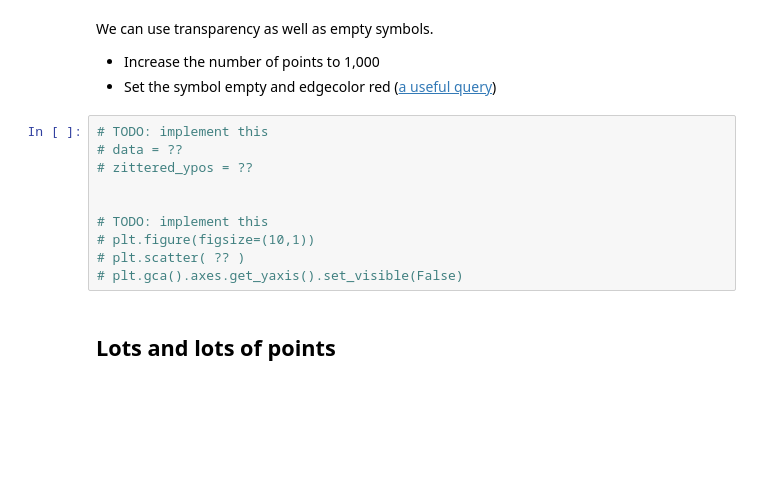
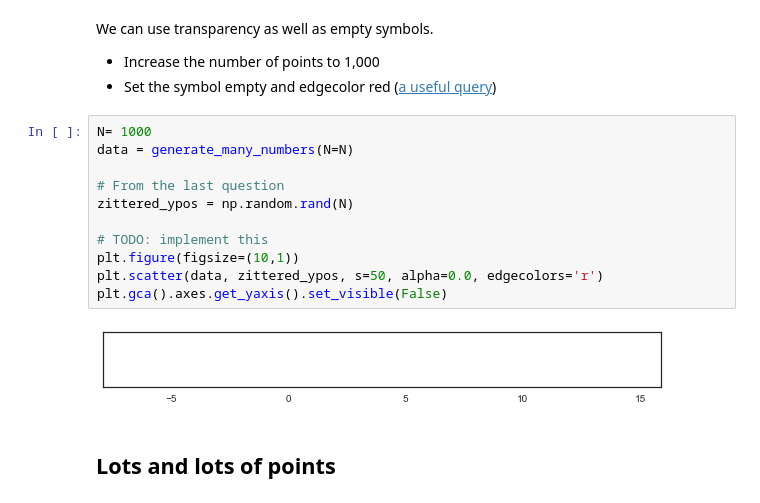
Before and after one commit to muftring/iu-datavis, a Jupyter notebook: week-05/w05_lab_uftring_michael.ipynb, the cells around one changed output. Drawn from its saved outputs; the diff is of its cells as text; blank space fills up the shorter version.

Commit message:
Lab 5 - more scatter plots

```diff
--- a/week-05/w05_lab_uftring_michael.ipynb
+++ b/week-05/w05_lab_uftring_michael.ipynb
@@ -110,15 +110,18 @@ We can use transparency as well as empty symbols.
 * Increase the number of points to 1,000
 * Set the symbol empty and edgecolor red ([a useful query](https://www.google.com/search?client=safari&rls=en&q=matplotlib+scatter+empty+symbols&ie=UTF-8&oe=UTF-8))
 # %%
-# TODO: implement this
-# data = ??
-# zittered_ypos = ??
+N= 1000
+data = generate_many_numbers(N=N)
 
+# From the last question
+zittered_ypos = np.random.rand(N)
 
 # TODO: implement this
-# plt.figure(figsize=(10,1))
-# plt.scatter( ?? )
-# plt.gca().axes.get_yaxis().set_visible(False)
+plt.figure(figsize=(10,1))
+plt.scatter(data, zittered_ypos, s=50, alpha=0.0, edgecolors='r')
+plt.gca().axes.get_yaxis().set_visible(False)
+# %% [output]
+[figure, added]
 # %% [markdown]
 ## Lots and lots of points
 # %% [markdown]
```
